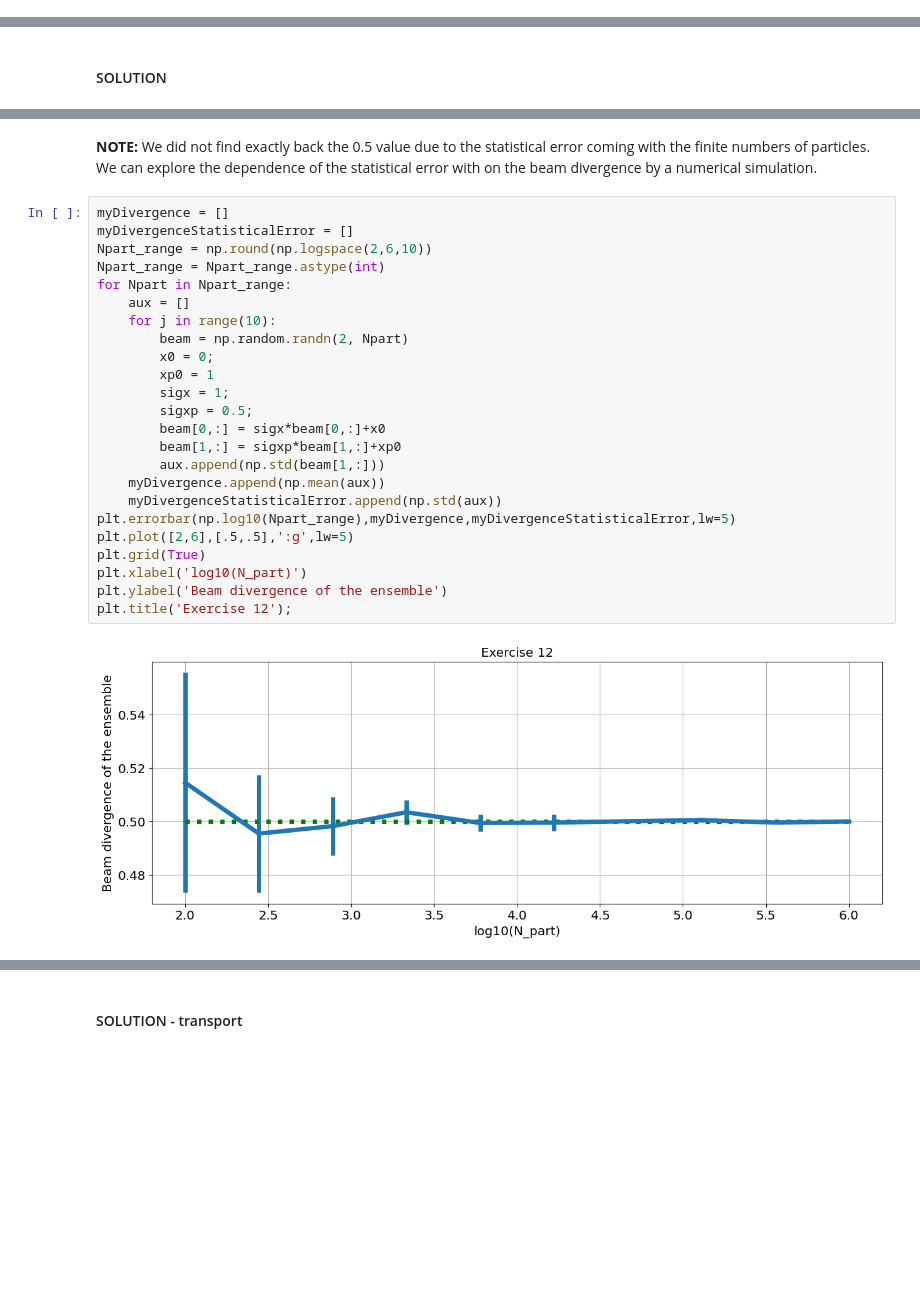
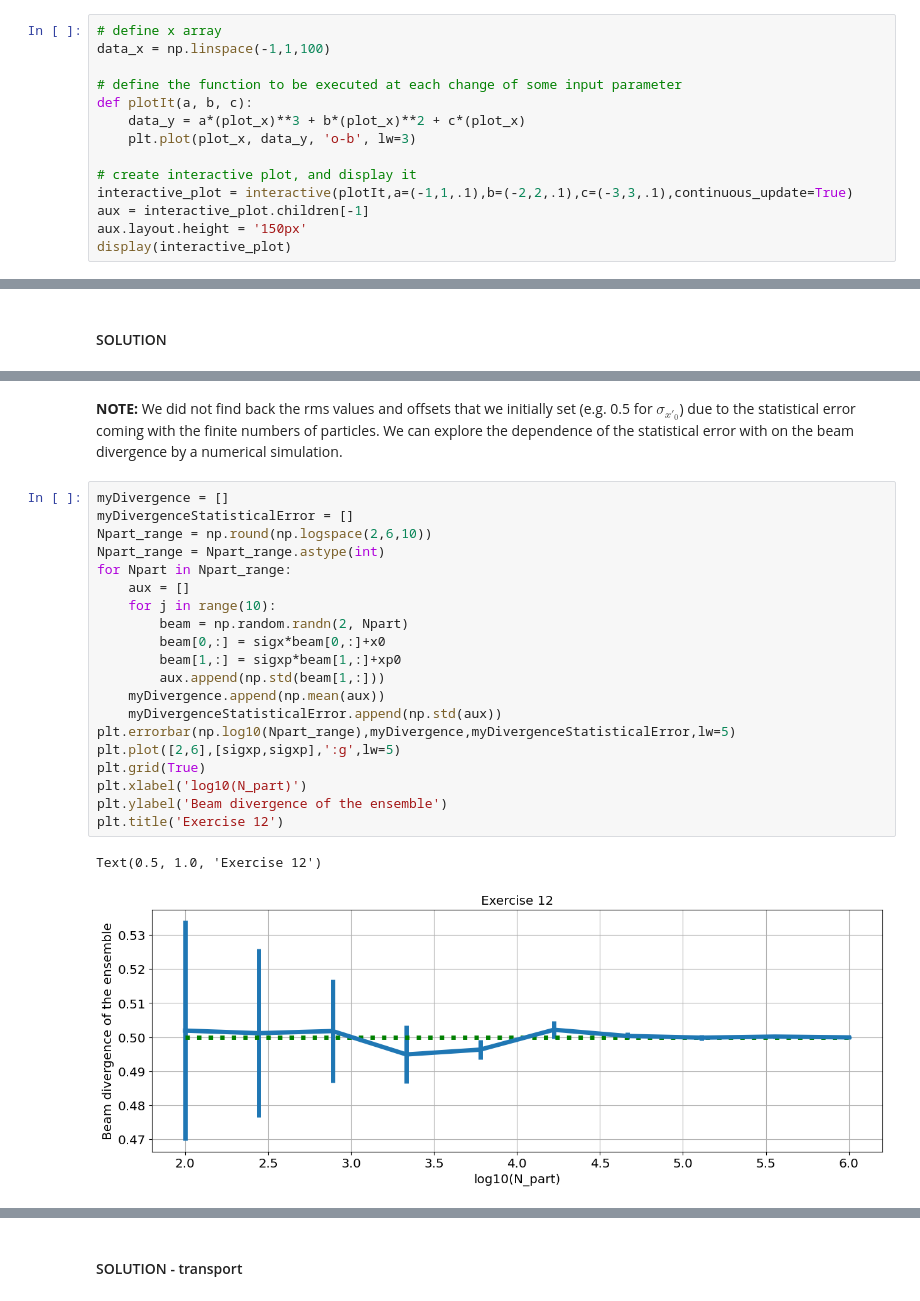
Before and after one commit to cerncas/hands-on-lattice-exercises, a Jupyter notebook: Exercises_Solutions.ipynb, the cells around one changed output, grey strips where cells are left out. Drawn from its saved outputs; the diff is of its cells as text; blank space fills up the shorter version.

```diff
--- a/Exercises_Solutions.ipynb
+++ b/Exercises_Solutions.ipynb
@@ -59,0 +125,14 @@ plt.rcParams.update(params)
+# %%
+# define x array
+data_x = np.linspace(-1,1,100)
+
+# define the function to be executed at each change of some input parameter
+def plotIt(a, b, c):
+    data_y = a*(plot_x)**3 + b*(plot_x)**2 + c*(plot_x)
+    plt.plot(plot_x, data_y, 'o-b', lw=3)
+
+# create interactive plot, and display it
+interactive_plot = interactive(plotIt,a=(-1,1,.1),b=(-2,2,.1),c=(-3,3,.1),continuous_update=True)
+aux = interactive_plot.children[-1]
+aux.layout.height = '150px'
+display(interactive_plot)
@@ -670,29 +855,26 @@ Beam rms divergence [mrad]: 0.5167071160540629
 # %% [markdown]
-**NOTE:** We did not find exactly back the 0.5 value due to the statistical error coming with the finite numbers of particles. We can explore the dependence of the statistical error with on the beam divergence by a numerical simulation.
+**NOTE:** We did not find back the rms values and offsets that we initially set (e.g. 0.5 for $\sigma_{x'_0}$) due to the statistical error coming with the finite numbers of particles. We can explore the dependence of the statistical error with on the beam divergence by a numerical simulation.
 # %%
 myDivergence = []
 myDivergenceStatisticalError = []
 Npart_range = np.round(np.logspace(2,6,10))
 Npart_range = Npart_range.astype(int)
 for Npart in Npart_range:
     aux = []
     for j in range(10):
         beam = np.random.randn(2, Npart)
-        x0 = 0;
-        xp0 = 1
-        sigx = 1;
-        sigxp = 0.5;
         beam[0,:] = sigx*beam[0,:]+x0
         beam[1,:] = sigxp*beam[1,:]+xp0
         aux.append(np.std(beam[1,:]))
     myDivergence.append(np.mean(aux))
     myDivergenceStatisticalError.append(np.std(aux))
 plt.errorbar(np.log10(Npart_range),myDivergence,myDivergenceStatisticalError,lw=5)
-plt.plot([2,6],[.5,.5],':g',lw=5)
+plt.plot([2,6],[sigxp,sigxp],':g',lw=5)
 plt.grid(True)
 plt.xlabel('log10(N_part)')
 plt.ylabel('Beam divergence of the ensemble')
-plt.title('Exercise 12');
+plt.title('Exercise 12')
 # %% [output]
+Text(0.5, 1.0, 'Exercise 12')
-[figure, old version]
+[figure, new version]
 # %% [markdown]
```
Also changed, not shown: parts of 111 cells of this notebook, 1 other file.
